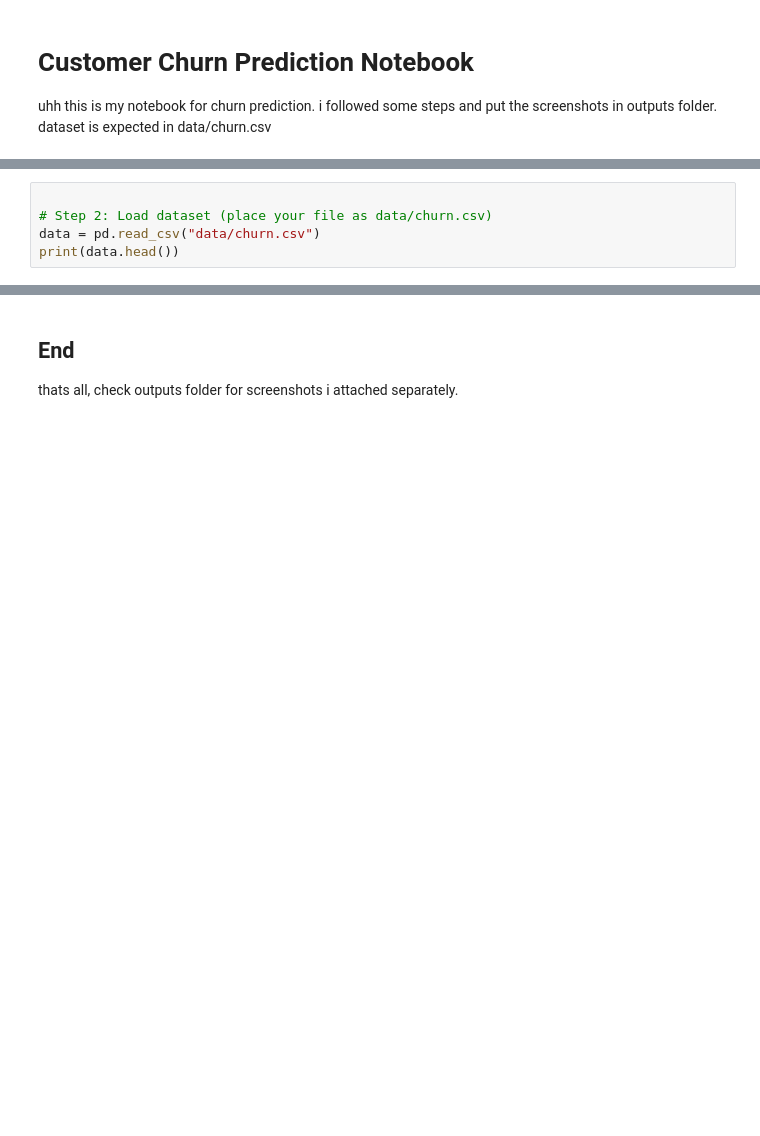
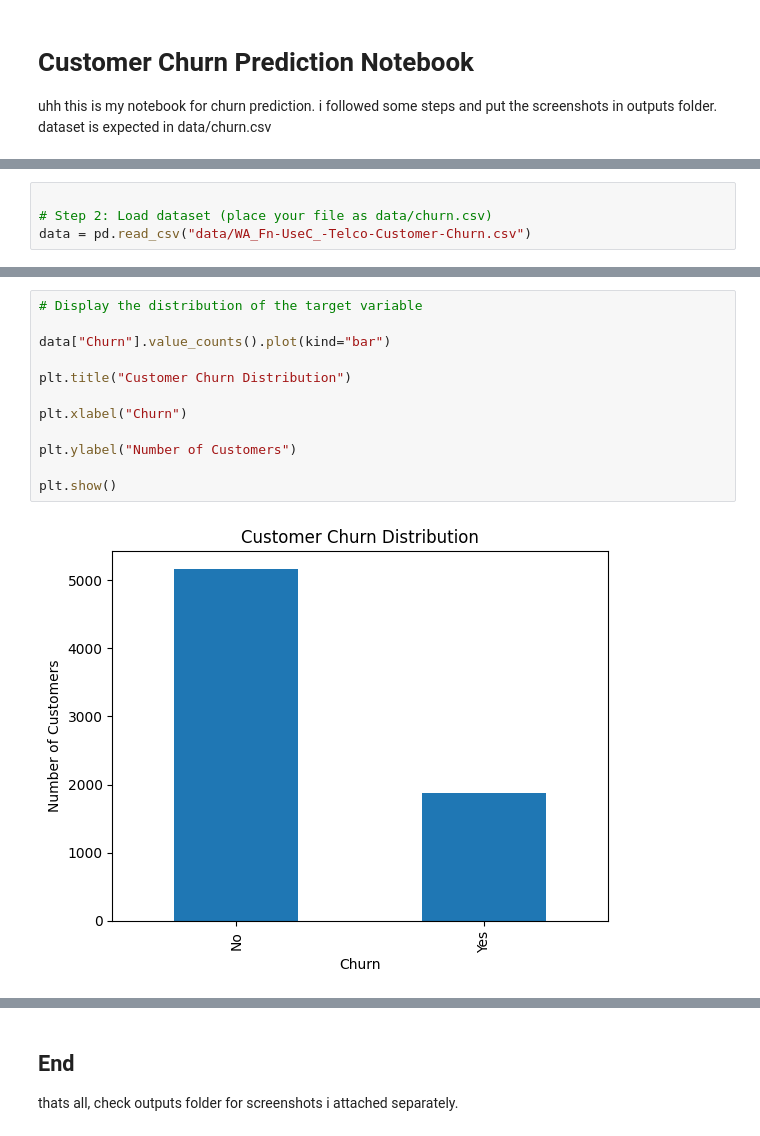
Before and after one commit to kuntlasrisahithi/customer-churn-prediction, a Jupyter notebook: churn_prediction.ipynb, the cells around one changed output, grey strips where cells are left out. Saved outputs shown, nothing was run; the diff lists cells and outputs as text; blank space fills up the shorter version.

```diff
--- a/churn_prediction.ipynb
+++ b/churn_prediction.ipynb
@@ -17,5 +24,4 @@ print("libs imported")
 # %%
 
 # Step 2: Load dataset (place your file as data/churn.csv)
-data = pd.read_csv("data/churn.csv")
-print(data.head())
+data = pd.read_csv("data/WA_Fn-UseC_-Telco-Customer-Churn.csv")
@@ -21,0 +101,14 @@ print(data.head())
+# %%
+# Display the distribution of the target variable
+
+data["Churn"].value_counts().plot(kind="bar")
+
+plt.title("Customer Churn Distribution")
+
+plt.xlabel("Churn")
+
+plt.ylabel("Number of Customers")
+
+plt.show()
+# %% [output]
+[figure, added]
```
Also changed, not shown: parts of 28 cells of this notebook, 9 other files.
